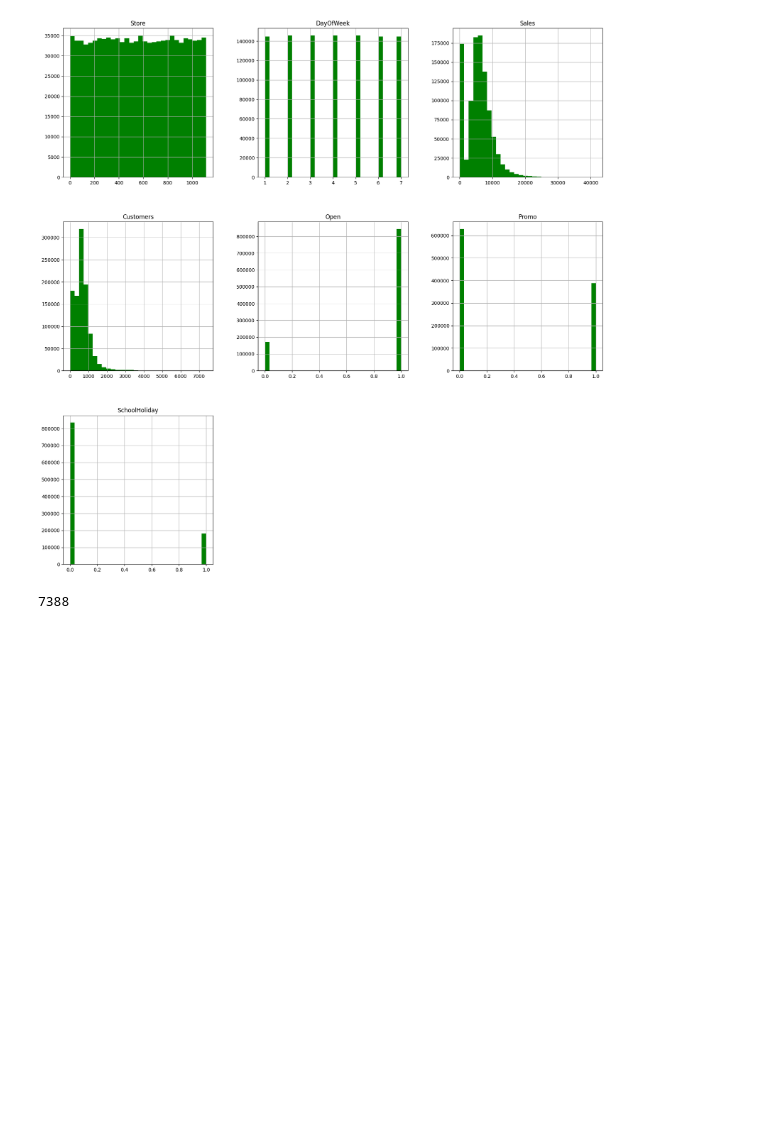
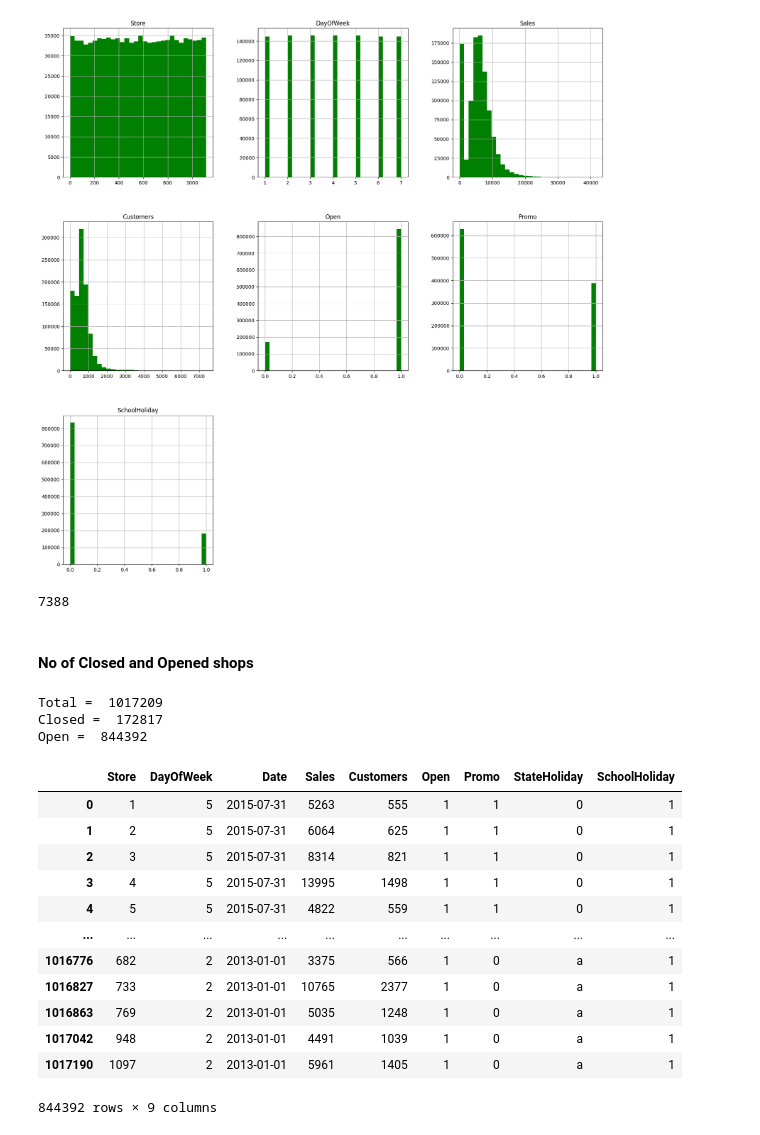
Before and after one commit to Briankipkemboi78/datascience, a Jupyter notebook: Future Sales/sales.ipynb, the cells around one changed output. Saved outputs shown, nothing was run; the diff lists cells and outputs as text; code cells hidden in the pictures; blank space fills up the shorter version.

```diff
--- a/Future Sales/sales.ipynb
+++ b/Future Sales/sales.ipynb
@@ -90,3 +90,6 @@ array([[<Axes: title={'center': 'Store'}>,
 train_data['Customers'].max()
 # %% [output]
 7388
+# %% [markdown]
+
+#### No of Closed and Opened shops
@@ -92,0 +99,26 @@ train_data['Customers'].max()
+# %%
+print('Total = ', len(train_data))
+print('Closed = ', len(closed_train))
+print('Open = ', len(open_train))
+# %% [output]
+Total =  1017209
+Closed =  172817
+Open =  844392
+# %%
+train_data = train_data[train_data['Open'] == 1]
+# %%
+train_data
+# %% [output]
+|  | Store | DayOfWeek | Date | Sales | Customers | Open | Promo | StateHoliday | SchoolHoliday |
+| 0 | 1 | 5 | 2015-07-31 | 5263 | 555 | 1 | 1 | 0 | 1 |
+| 1 | 2 | 5 | 2015-07-31 | 6064 | 625 | 1 | 1 | 0 | 1 |
+| 2 | 3 | 5 | 2015-07-31 | 8314 | 821 | 1 | 1 | 0 | 1 |
+| 3 | 4 | 5 | 2015-07-31 | 13995 | 1498 | 1 | 1 | 0 | 1 |
+| 4 | 5 | 5 | 2015-07-31 | 4822 | 559 | 1 | 1 | 0 | 1 |
+| ... | ... | ... | ... | ... | ... | ... | ... | ... | ... |
+| 1016776 | 682 | 2 | 2013-01-01 | 3375 | 566 | 1 | 0 | a | 1 |
+| 1016827 | 733 | 2 | 2013-01-01 | 10765 | 2377 | 1 | 0 | a | 1 |
+| 1016863 | 769 | 2 | 2013-01-01 | 5035 | 1248 | 1 | 0 | a | 1 |
+| 1017042 | 948 | 2 | 2013-01-01 | 4491 | 1039 | 1 | 0 | a | 1 |
+| 1017190 | 1097 | 2 | 2013-01-01 | 5961 | 1405 | 1 | 0 | a | 1 |
+844392 rows × 9 columns
```
Also changed, not shown: parts of 5 cells of this notebook.
